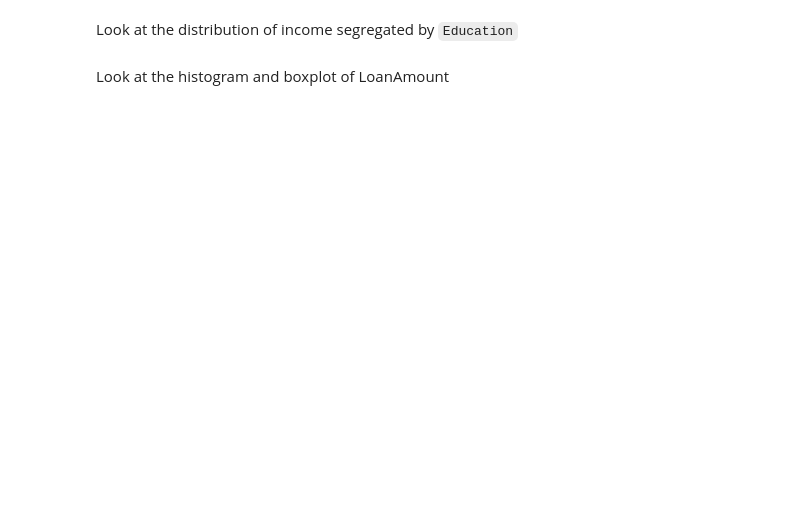
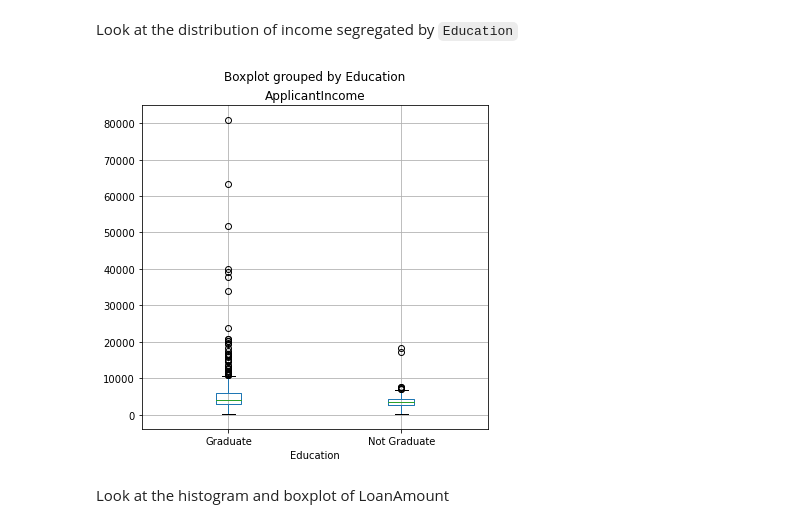
Before and after one commit to elslb/lhl_mini_4, a Jupyter notebook: task_notebook.ipynb, the cells around one changed output. Drawn from its saved outputs; the diff is of its cells as text; code cells hidden in the pictures; blank space fills up the shorter version.

```diff
--- a/task_notebook.ipynb
+++ b/task_notebook.ipynb
@@ -175,4 +245,9 @@ Look at box plots to understand the distributions.
 # %% [markdown]
 Look at the distribution of income segregated  by `Education`
+# %%
+df.boxplot(column = 'ApplicantIncome', by = 'Education', figsize = (6, 6))
+plt.show()
+# %% [output]
+[figure, added]
 # %% [markdown]
 Look at the histogram and boxplot of LoanAmount
```
Also changed, not shown: parts of 22 cells of this notebook.
